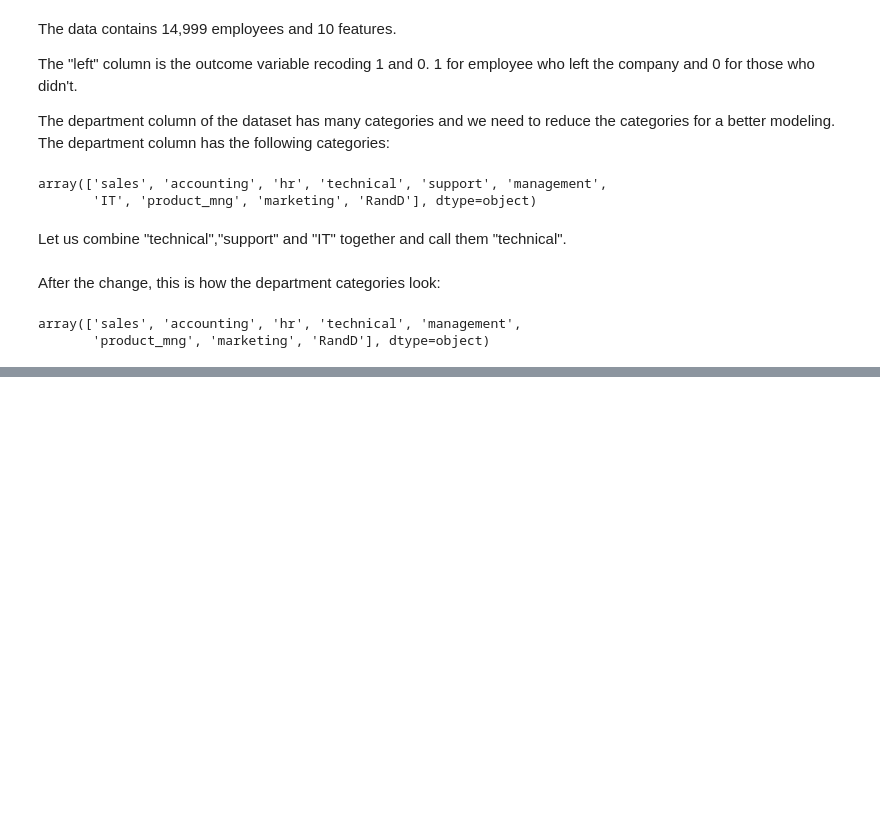
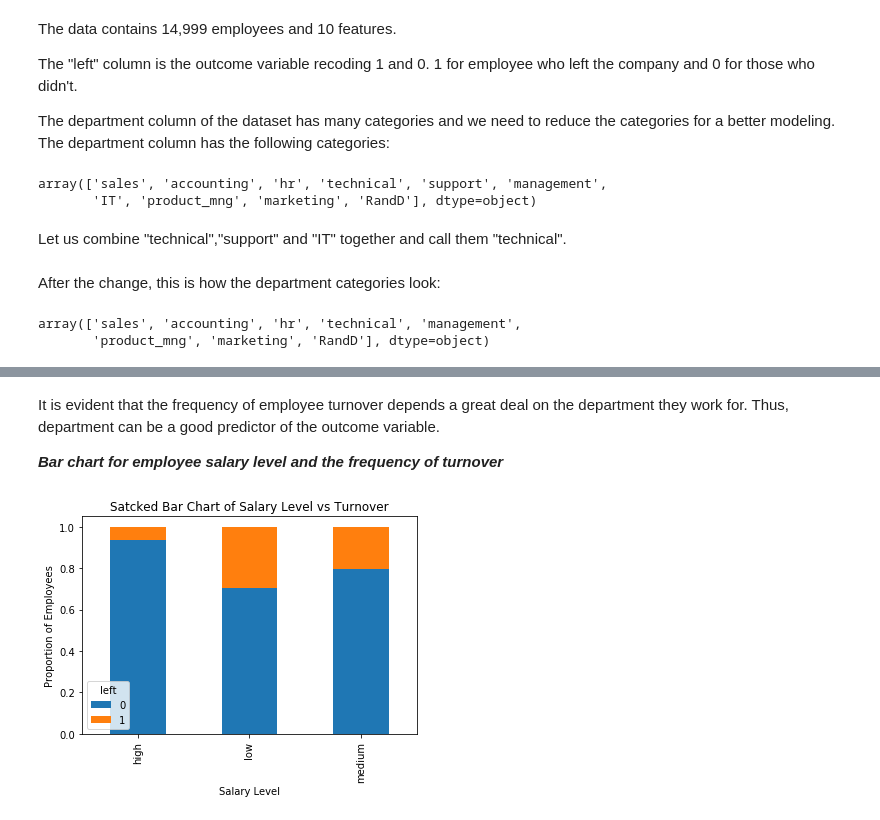
Before and after one commit to minkicu/100DayOfMLCode, a Jupyter notebook: day_066_predict_employess_turnover.ipynb, the cells around one changed output, grey strips where cells are left out. Drawn from its saved outputs; the diff is of its cells as text; code cells hidden in the pictures; blank space fills up the shorter version.

```diff
--- a/day_066_predict_employess_turnover.ipynb
+++ b/day_066_predict_employess_turnover.ipynb
@@ -91,0 +161,14 @@ array(['sales', 'accounting', 'hr', 'technical', 'management',
+# %% [markdown]
+It is evident that the frequency of employee turnover depends a great deal on the department they work for. Thus, department can be a good predictor of the outcome variable.
+
+***Bar chart for employee salary level and the frequency of turnover***
+# %%
+table=pd.crosstab(hr.salary, hr.left)
+table.div(table.sum(1).astype(float), axis=0).plot(kind='bar', stacked=True)
+plt.title('Satcked Bar Chart of Salary Level vs Turnover')
+plt.xlabel('Salary Level')
+plt.ylabel('Proportion of Employees')
+plt.savefig('salary_bar_chart')
+tplt.show()
+# %% [output]
+[figure, added]
```
Also changed, not shown: parts of 24 cells of this notebook.
